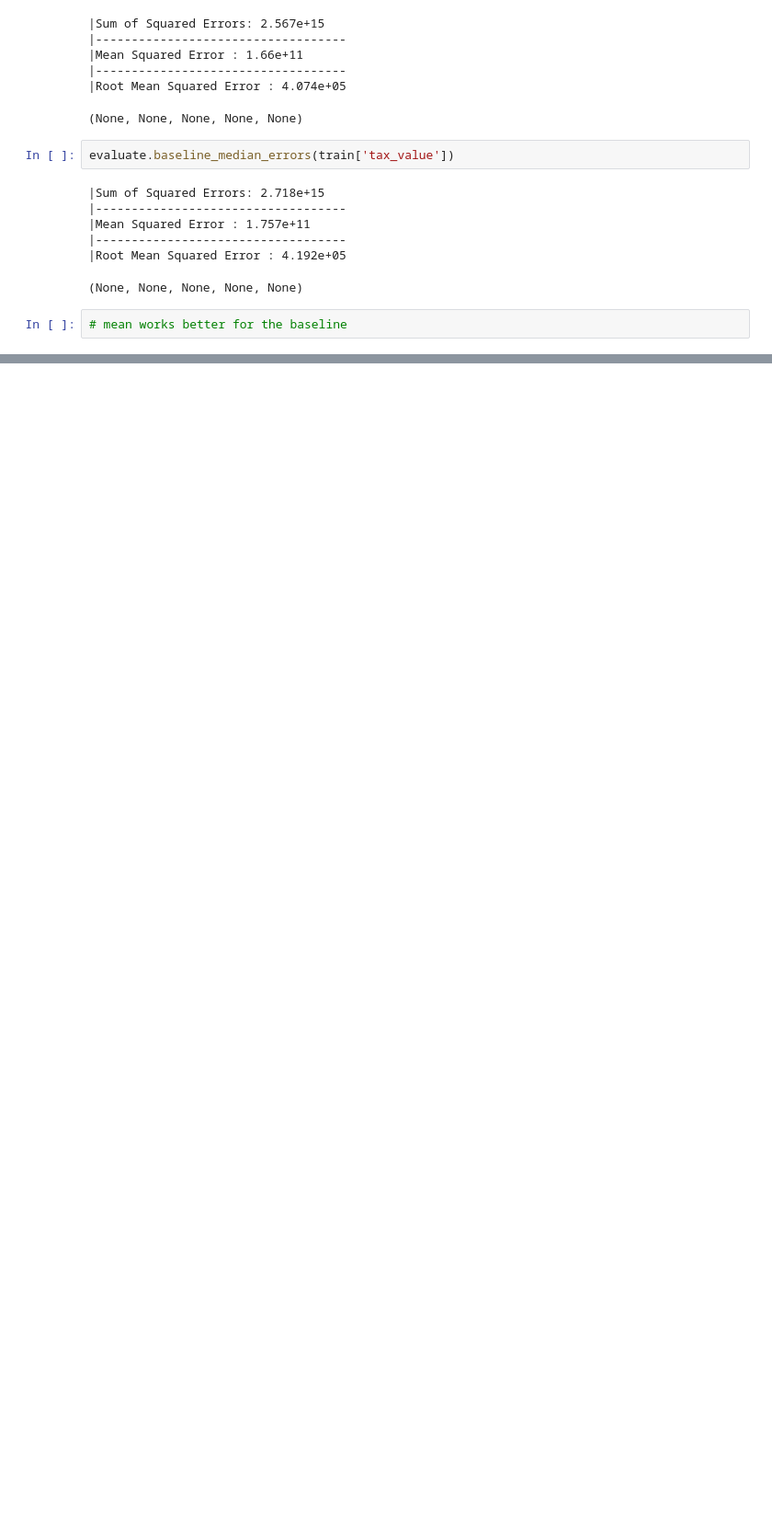
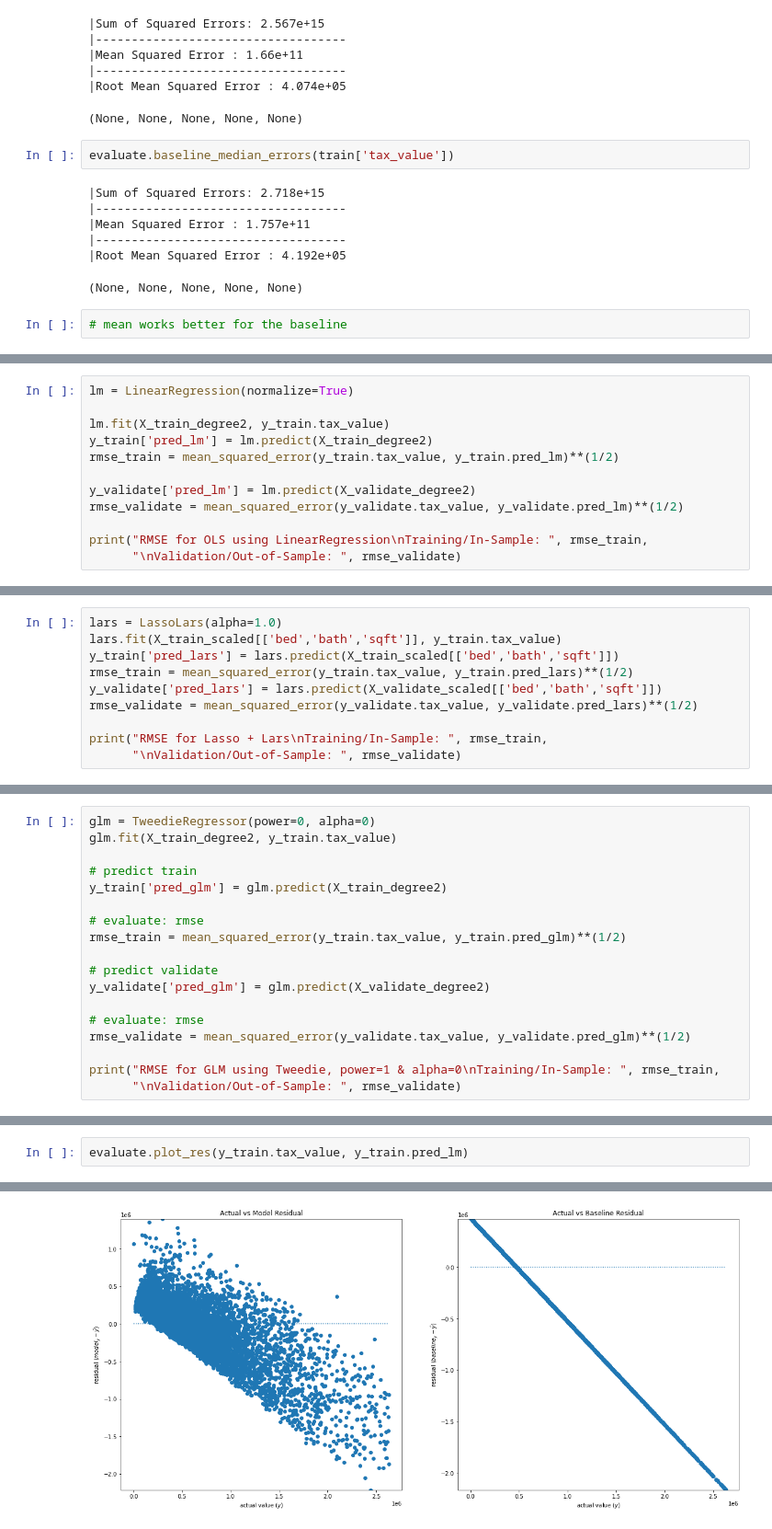
Before and after one commit to parkervoit/zillow-regression-project, a Jupyter notebook: scratch_workbook.ipynb, the cells around one changed output, grey strips where cells are left out. Shown at 92% size. Saved outputs shown, nothing was run; the diff lists cells and outputs as text; blank space fills up the shorter version.

```diff
--- a/scratch_workbook.ipynb
+++ b/scratch_workbook.ipynb
@@ -231,0 +259,12 @@ evaluate.baseline_median_errors(train['tax_value'])
+# %%
+lm = LinearRegression(normalize=True)
+
+lm.fit(X_train_degree2, y_train.tax_value)
+y_train['pred_lm'] = lm.predict(X_train_degree2)
+rmse_train = mean_squared_error(y_train.tax_value, y_train.pred_lm)**(1/2)
+
+y_validate['pred_lm'] = lm.predict(X_validate_degree2)
+rmse_validate = mean_squared_error(y_validate.tax_value, y_validate.pred_lm)**(1/2)
+
+print("RMSE for OLS using LinearRegression\nTraining/In-Sample: ", rmse_train,
+      "\nValidation/Out-of-Sample: ", rmse_validate)
@@ -231,0 +288,10 @@ evaluate.baseline_median_errors(train['tax_value'])
+# %%
+lars = LassoLars(alpha=1.0)
+lars.fit(X_train_scaled[['bed','bath','sqft']], y_train.tax_value)
+y_train['pred_lars'] = lars.predict(X_train_scaled[['bed','bath','sqft']])
+rmse_train = mean_squared_error(y_train.tax_value, y_train.pred_lars)**(1/2)
+y_validate['pred_lars'] = lars.predict(X_validate_scaled[['bed','bath','sqft']])
+rmse_validate = mean_squared_error(y_validate.tax_value, y_validate.pred_lars)**(1/2)
+
+print("RMSE for Lasso + Lars\nTraining/In-Sample: ", rmse_train,
+      "\nValidation/Out-of-Sample: ", rmse_validate)
@@ -231,0 +319,18 @@ evaluate.baseline_median_errors(train['tax_value'])
+# %%
+glm = TweedieRegressor(power=0, alpha=0)
+glm.fit(X_train_degree2, y_train.tax_value)
+
+# predict train
+y_train['pred_glm'] = glm.predict(X_train_degree2)
+
+# evaluate: rmse
+rmse_train = mean_squared_error(y_train.tax_value, y_train.pred_glm)**(1/2)
+
+# predict validate
+y_validate['pred_glm'] = glm.predict(X_validate_degree2)
+
+# evaluate: rmse
+rmse_validate = mean_squared_error(y_validate.tax_value, y_validate.pred_glm)**(1/2)
+
+print("RMSE for GLM using Tweedie, power=1 & alpha=0\nTraining/In-Sample: ", rmse_train,
+      "\nValidation/Out-of-Sample: ", rmse_validate)
@@ -231,0 +356,3 @@ evaluate.baseline_median_errors(train['tax_value'])
+# %%
+evaluate.plot_res(y_train.tax_value, y_train.pred_lm)
+# %% [output]
@@ -231,0 +360 @@ evaluate.baseline_median_errors(train['tax_value'])
+[figure, added]
```
Also changed, not shown: parts of 16 cells of this notebook, 4 other files.
